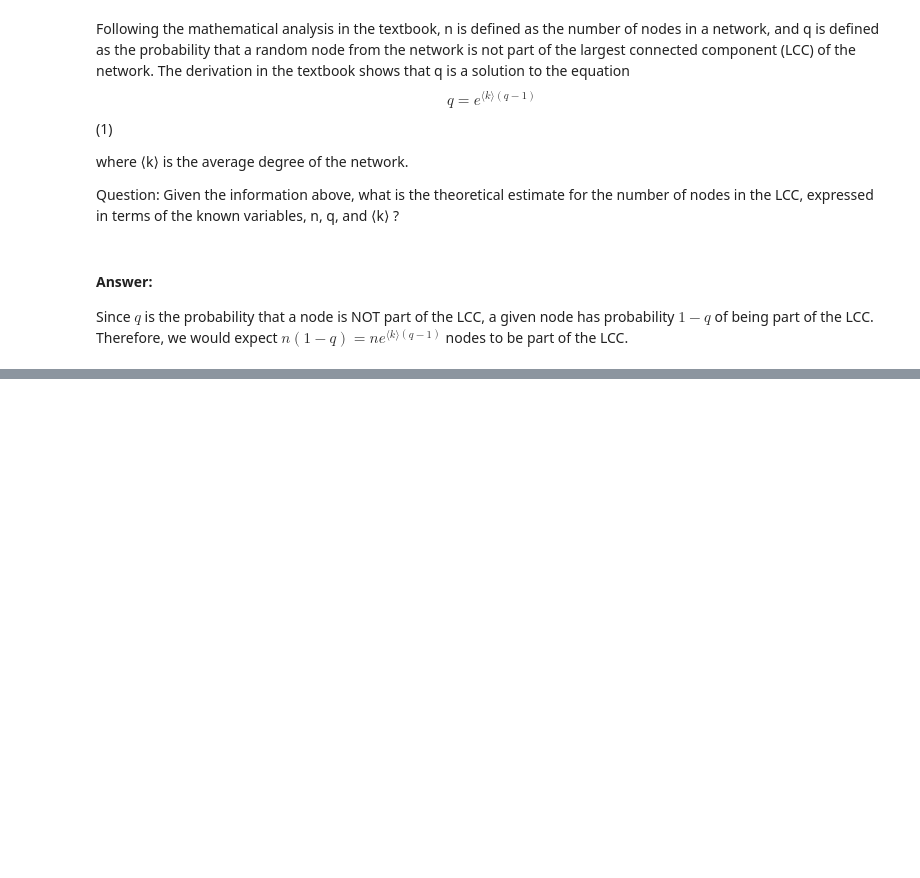
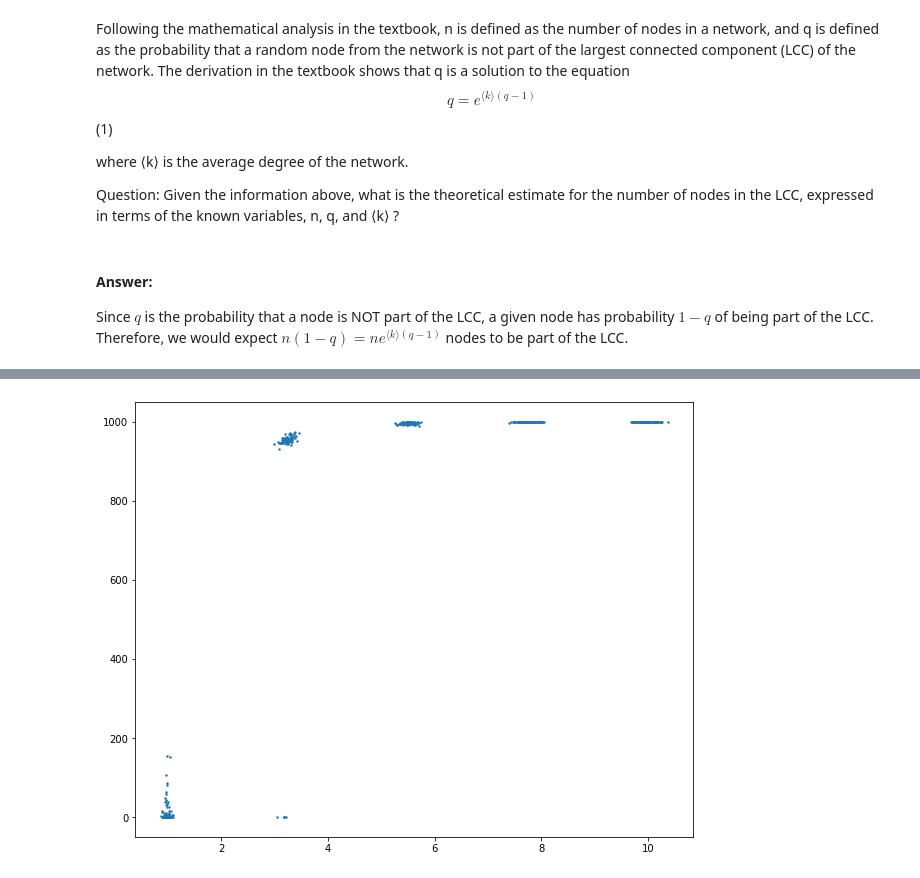
Before and after one commit to jccf12/cs166, a Jupyter notebook: jupyter_notebooks/8.1 Network Metrics and Percolation.ipynb, the cells around one changed output, grey strips where cells are left out. Saved outputs shown, nothing was run; the diff lists cells and outputs as text; code cells hidden in the pictures; blank space fills up the shorter version.

```diff
--- a/jupyter_notebooks/8.1 Network Metrics and Percolation.ipynb
+++ b/jupyter_notebooks/8.1 Network Metrics and Percolation.ipynb
@@ -52,0 +80,18 @@ We can see how how the LLC size increases in a hyperbolic kind of way, very rapi
+# %%
+import networkx as nx
+experimental_k = []  # average degree
+experimental_lcc_size = []  # size of largest connected component
+edge_prob = list(np.linspace(0.001,0.01,5))
+# Generate 100 different Erdős-Renyi random graphs with networkx.erdos_renyi_graph()
+for p in edge_prob:
+    for i in range(100):
+        G = nx.erdos_renyi_graph(1000,p)
+        experimental_k.append(G.number_of_edges()*2/G.number_of_nodes())
+        #experimental_k.append(np.mean(nx.degree(G).values()))
+        experimental_lcc_size.append(len(max(nx.connected_components(G))))
+# %%
+plt.figure(figsize=(10,8))
+plt.scatter(experimental_k,experimental_lcc_size, s=2)
+plt.show()
+# %% [output]
+[figure, added]
```
Also changed, not shown: parts of 5 cells of this notebook, 1 other file.
